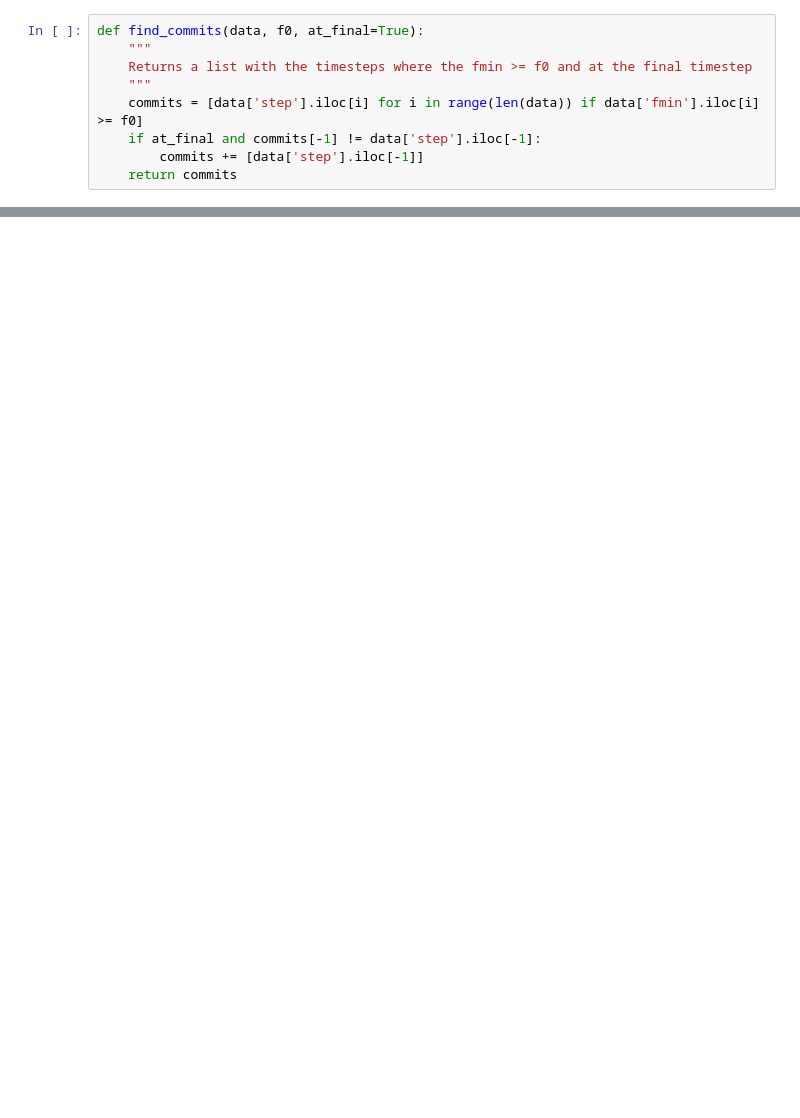
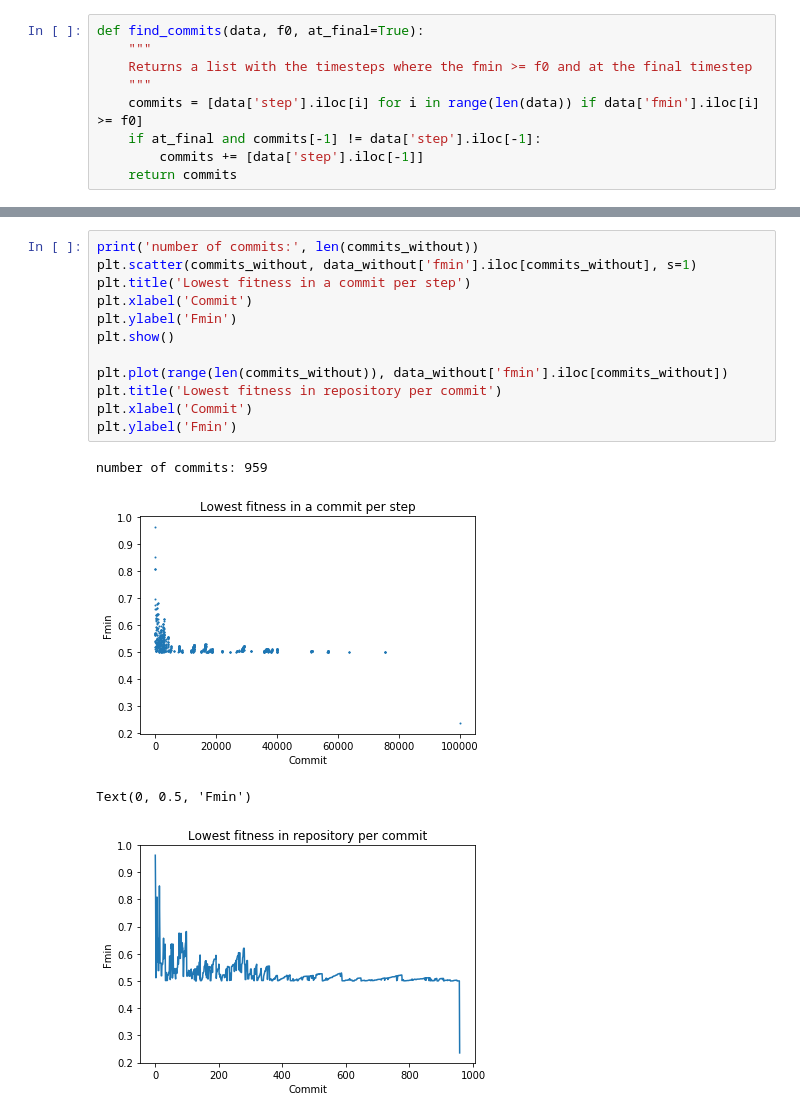
Before and after one commit to NatasjaWezel/Complex_Systems, a Jupyter notebook: Analysis/results_plots.ipynb, the cells around one changed output, grey strips where cells are left out. Saved outputs shown, nothing was run; the diff lists cells and outputs as text; blank space fills up the shorter version.

```diff
--- a/Analysis/results_plots.ipynb
+++ b/Analysis/results_plots.ipynb
@@ -59,0 +107,17 @@ Text(0, 0.5, 'fmin')
+# %%
+print('number of commits:', len(commits_without))
+plt.scatter(commits_without, data_without['fmin'].iloc[commits_without], s=1)
+plt.title('Lowest fitness in a commit per step')
+plt.xlabel('Commit')
+plt.ylabel('Fmin')
+plt.show()
+
+plt.plot(range(len(commits_without)), data_without['fmin'].iloc[commits_without])
+plt.title('Lowest fitness in repository per commit')
+plt.xlabel('Commit')
+plt.ylabel('Fmin')
+# %% [output]
+number of commits: 959
+[figure, added]
+Text(0, 0.5, 'Fmin')
+[figure, added]
```
Also changed, not shown: parts of 18 cells of this notebook, 6 other files.
